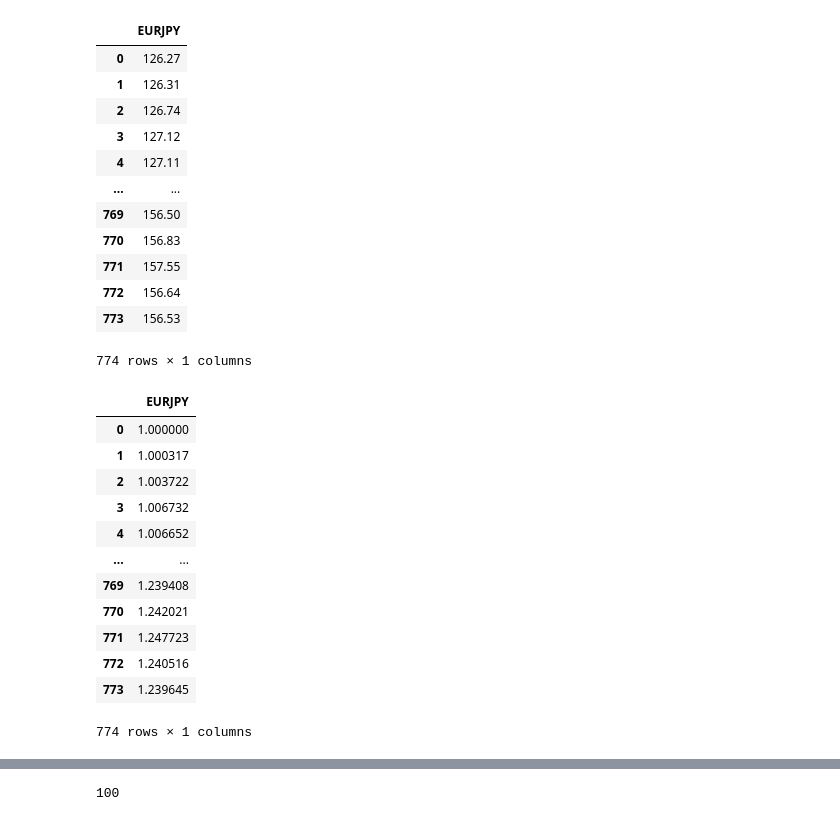
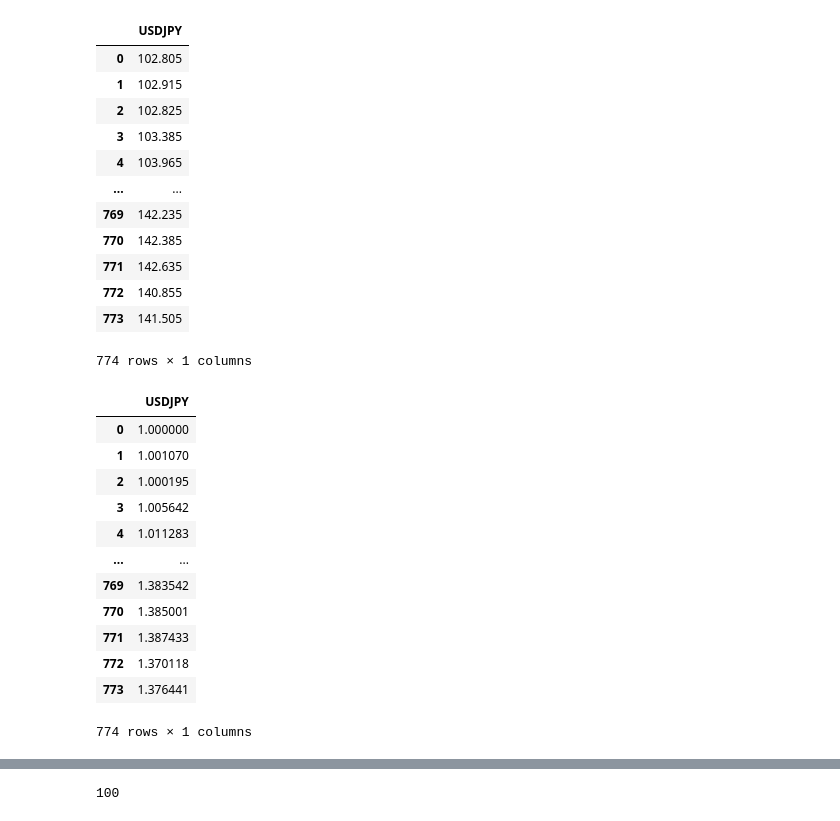
Before and after one commit to takumi-maker/dmd, a Jupyter notebook: dms_trenddetector.ipynb, the cells around one changed output, grey strips where cells are left out. Cells and saved outputs as stored; diff of their text form; code cells hidden in the pictures.

```diff
--- a/dms_trenddetector.ipynb
+++ b/dms_trenddetector.ipynb
@@ -35,35 +37,35 @@ def func_dms(x_t,mu_1,sigma2_1):
 # %%
 df_1 = pd.read_csv("通貨データセット1.csv")
 df_1 = df_1.drop(df_1.columns[0], axis=1)
 columns_len = len(df_1.columns)
 length = len(df_1)
 df_1
 y_df = df_1
-y_df = y_df.drop('USDJPY',axis=1)
-#y_df = y_df.drop('EURJPY',axis=1)
+#y_df = y_df.drop('USDJPY',axis=1)
+y_df = y_df.drop('EURJPY',axis=1)
 y_df = y_df.drop('EUDUSD',axis=1)
 y_df = y_df.drop('AUDUSD',axis=1)
 y_df = y_df.drop('AUDJPY',axis=1)
 y_df = y_df.drop('AUDEUR',axis=1)
 y_df = y_df.drop('GBPUSD',axis=1)
 y_df = y_df.drop('EURGBP',axis=1)
 y_df
 # %% [output]
-|  | EURJPY |
-| 0 | 126.27 |
-| 1 | 126.31 |
-| 2 | 126.74 |
-| 3 | 127.12 |
-| 4 | 127.11 |
+|  | USDJPY |
+| 0 | 102.805 |
+| 1 | 102.915 |
+| 2 | 102.825 |
+| 3 | 103.385 |
+| 4 | 103.965 |
 | ... | ... |
-| 769 | 156.50 |
-| 770 | 156.83 |
-| 771 | 157.55 |
-| 772 | 156.64 |
-| 773 | 156.53 |
+| 769 | 142.235 |
+| 770 | 142.385 |
+| 771 | 142.635 |
+| 772 | 140.855 |
+| 773 | 141.505 |
 774 rows × 1 columns
 # %%
-selected_column1 = "EURJPY"
+selected_column1 = "USDJPY"
 
 first_val1 =df_1[selected_column1][0]
 comission1 = 0.1/first_val1
@@ -71,16 +73,16 @@ comission1 = 0.1/first_val1
 y_df[selected_column1] = y_df[selected_column1]/first_val1
 y_df
 # %% [output]
-|  | EURJPY |
+|  | USDJPY |
 | 0 | 1.000000 |
-| 1 | 1.000317 |
-| 2 | 1.003722 |
-| 3 | 1.006732 |
-| 4 | 1.006652 |
+| 1 | 1.001070 |
+| 2 | 1.000195 |
+| 3 | 1.005642 |
+| 4 | 1.011283 |
 | ... | ... |
-| 769 | 1.239408 |
-| 770 | 1.242021 |
-| 771 | 1.247723 |
-| 772 | 1.240516 |
-| 773 | 1.239645 |
+| 769 | 1.383542 |
+| 770 | 1.385001 |
+| 771 | 1.387433 |
+| 772 | 1.370118 |
+| 773 | 1.376441 |
 774 rows × 1 columns
```
Also changed, not shown: parts of 4 cells of this notebook.
